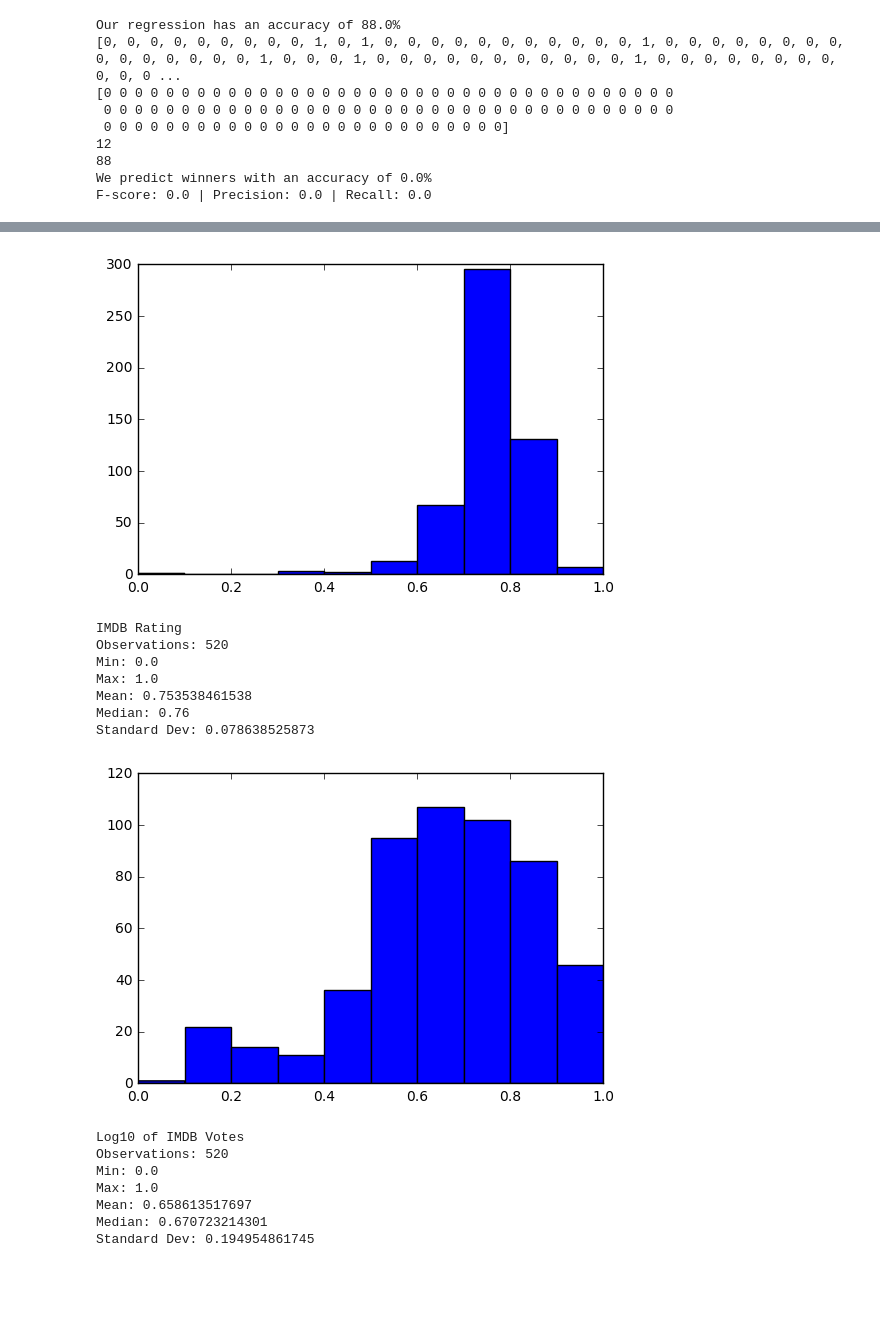
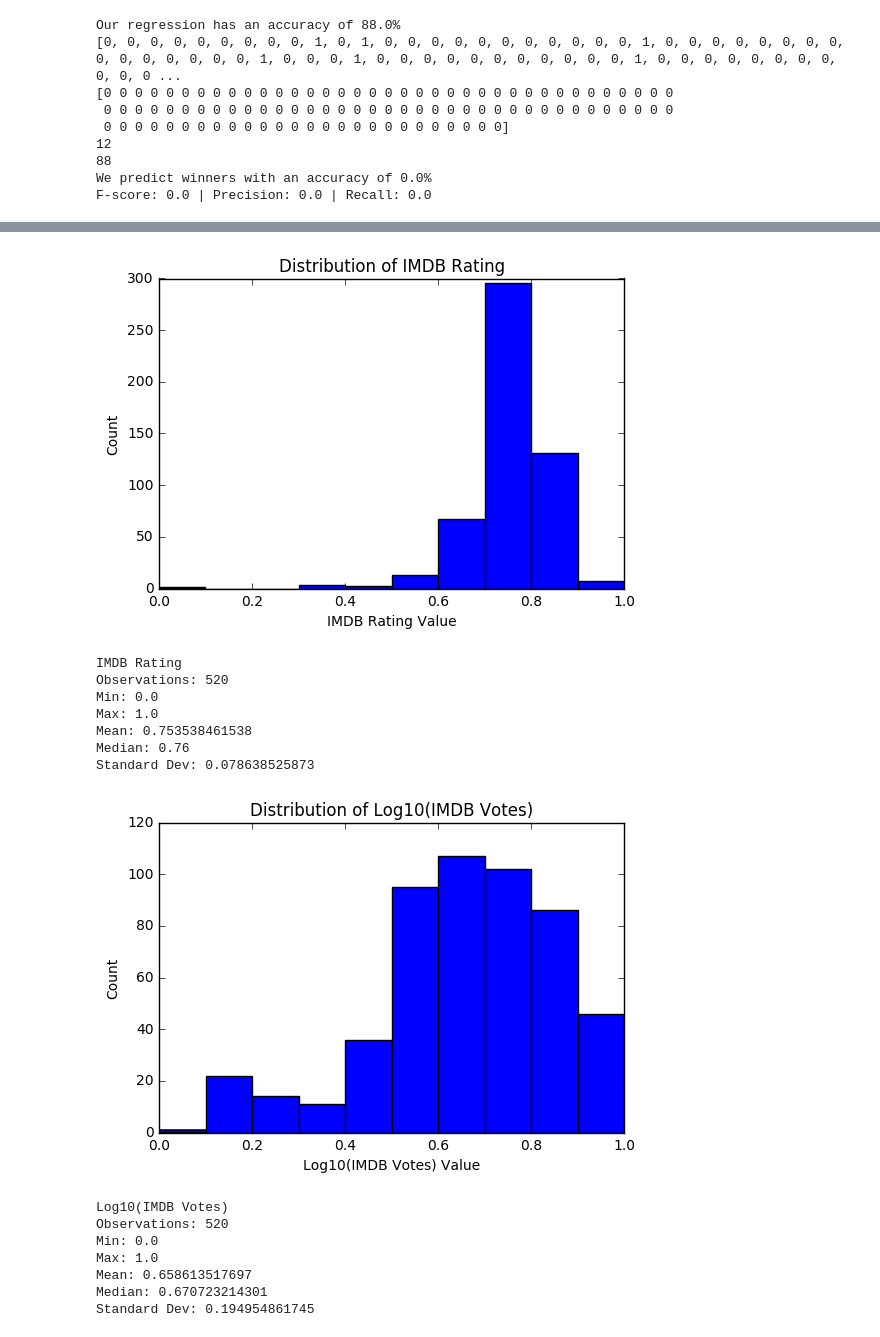
Before and after one commit to wtmenten/oscars, a Jupyter notebook: models/Prelim Analysis-updated.ipynb, the cells around one changed output, grey strips where cells are left out. Drawn from its saved outputs; the diff is of its cells as text; code cells hidden in the pictures; blank space fills up the shorter version.

```diff
--- a/models/Prelim Analysis-updated.ipynb
+++ b/models/Prelim Analysis-updated.ipynb
@@ -180,32 +156,30 @@ Return on Investment: 1.34573505719
 # %%
-# inputArrs = [[] for i in range(len(X[0]))]
-# for i in range(len(X[0])):
-#     inputArrs[i] = [x[i] for x in X]
-# print(inputArrs)
+# prints descriptive statistics for the features
 inputArrs = list(np.array(X).T)
-# for i,x in enumerate(inputArrs[1]):
-#     if x > 0:
-#         inputArrs[1][i] = log(x,10)
-# inputArrs[1] = [log(x,10) for x in inputArrs[1]]
 
 for i,arr in enumerate(inputArrs):
-    plt.hist(arr, label=fields[i+5], range=(0, 1))
+    name = None
+    if i != 1:
+        name = used_fields[i]
+    else:
+        name = "Log10(%s)" % used_fields[i].strip()
+    plt.hist(arr, label=used_fields[i], range=(0, 1))
+    plt.title("Distribution of %s" % name)
+    plt.ylabel('Count')
+    plt.xlabel('%s Value' % name)
     plt.show()
-    if i != 1:
-        print(fields[i+5])
-    else:
-        print("Log10 of %s" % fields[i+5].strip())
     desc = stats.describe(arr)
+    print(name)
     print("Observations: %s" % desc.nobs)
     print("Min: %s" % desc.minmax[0])
     print("Max: %s" % desc.minmax[1])
     print("Mean: %s" % desc.mean)
     print("Median: %s" % np.median(arr))
     print("Standard Dev: %s" % np.std(arr))
     print("\n")
     print("\n")
 # %% [output]
-[figure, old version]
+[figure, new version]
 IMDB Rating
 Observations: 520
 Min: 0.0
@@ -213,8 +187,8 @@ Max: 1.0
 Mean: 0.753538461538
 Median: 0.76
 Standard Dev: 0.078638525873
-[figure, old version]
+[figure, new version]
-Log10 of IMDB Votes
+Log10(IMDB Votes)
 Observations: 520
 Min: 0.0
 Max: 1.0
```
Also changed, not shown: parts of 6 cells of this notebook, 27 other files.
